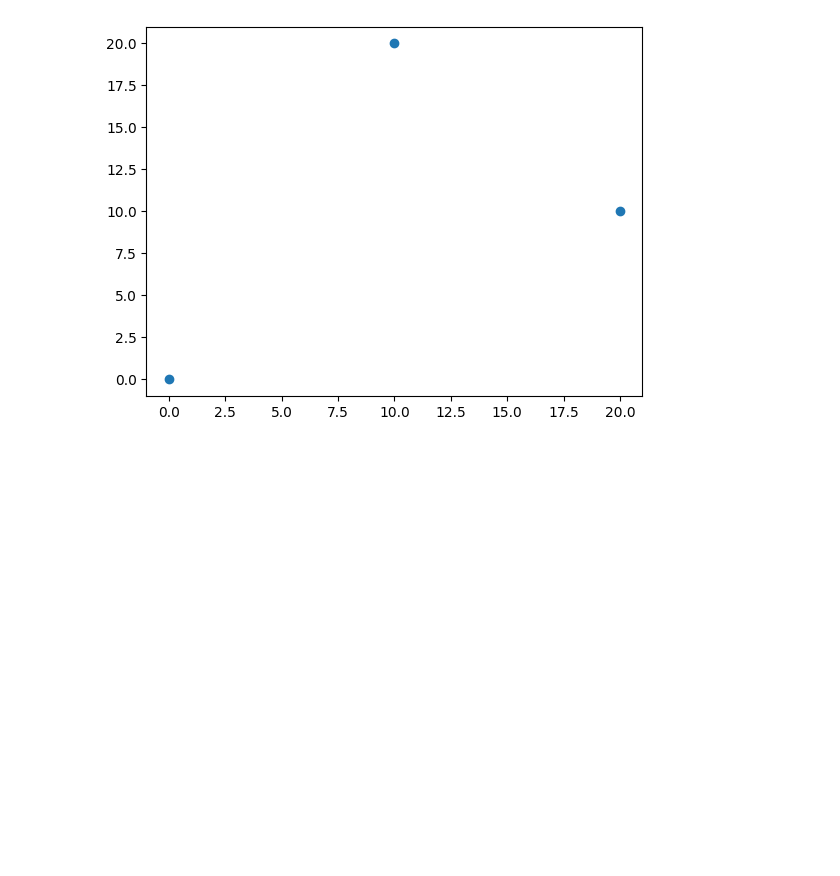
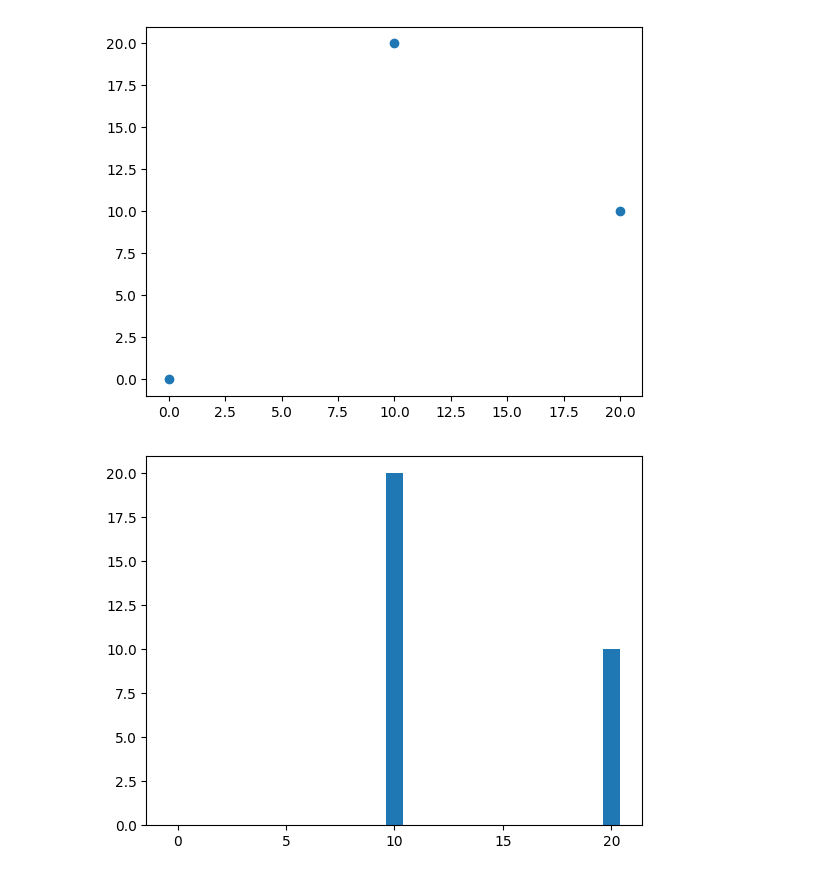
Before and after one commit to TaRa1999R/Data_Science, a Jupyter notebook: assignment36/3_matplotlib.ipynb, the cells around one changed output. Drawn from its saved outputs; the diff is of its cells as text; code cells hidden in the pictures; blank space fills up the shorter version.

```diff
--- a/assignment36/3_matplotlib.ipynb
+++ b/assignment36/3_matplotlib.ipynb
@@ -75,3 +75,8 @@ plt.scatter (x , y)
 plt.show ()
 # %% [output]
 [figure]
+# %%
+plt.bar (x , y)
+plt.show ()
+# %% [output]
+[figure, added]
```
